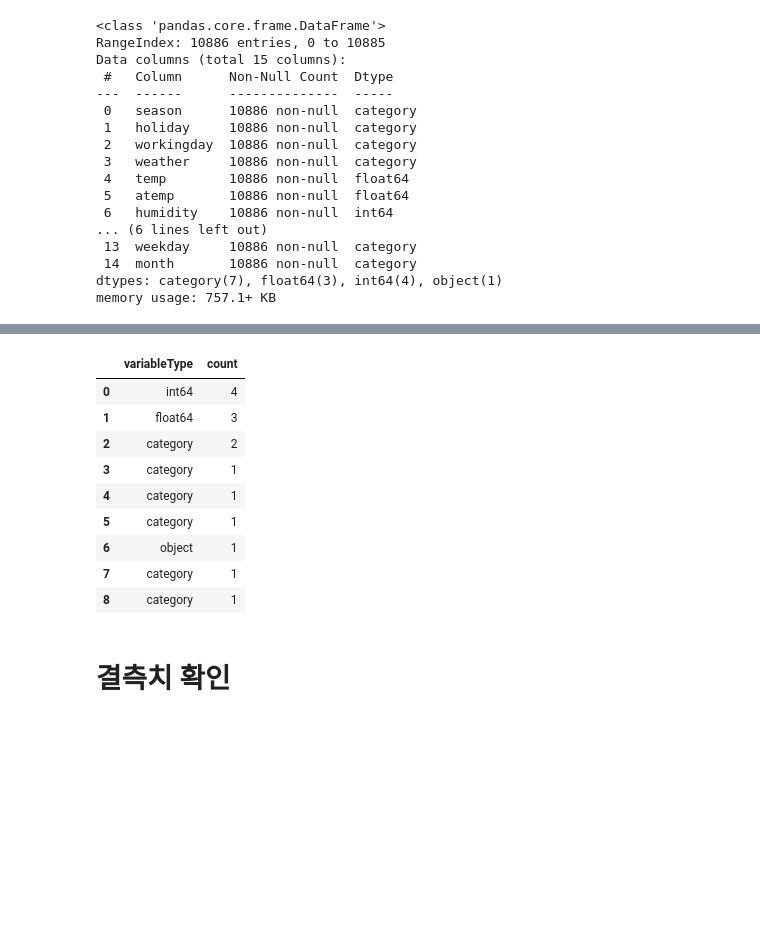
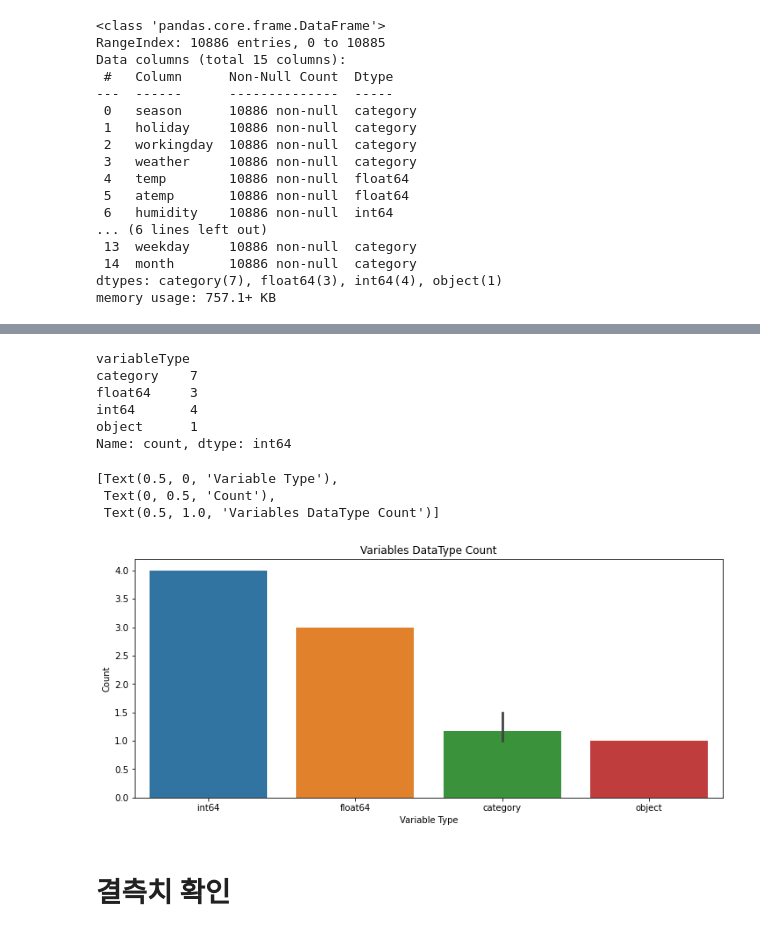
Before and after one commit to chsop/kaggle, a Jupyter notebook: BikeSharing/bike_sharing_demand_practice.ipynb, the cells around one changed output, grey strips where cells are left out. Cells and saved outputs as stored; diff of their text form; code cells hidden in the pictures; blank space fills up the shorter version.

```diff
--- a/BikeSharing/bike_sharing_demand_practice.ipynb
+++ b/BikeSharing/bike_sharing_demand_practice.ipynb
@@ -175,27 +191,26 @@ memory usage: 757.1+ KB
+# %%
+# 오류 확인 필요
+dataTypeDf['variableType'] = dataTypeDf['variableType'].astype(str)
+#dataTypeDf.groupby('variableType').count()
+dataTypeDf.groupby('variableType')['count'].sum()
+# %% [output]
+variableType
+category    7
+float64     3
+int64       4
+object      1
+Name: count, dtype: int64
 # %%
-# 컬럼 타입 시각화  -> 오류 확인 필요
-dataTypeDf = pd.DataFrame(dailyData.dtypes.value_counts()).reset_index().rename(
-    columns={"index":"variableType",0:"count"})
-
-#dataTypeDf['variableType'] = dataTypeDf['variableType'].astype(object)
-dataTypeDf#.groupby('variableType').count()
-#dataTypeDf = dataTypeDf.groupby('variableType')['count'].count()
-
-# fig,ax = plt.subplots()
-# fig.set_size_inches(12,5)
-# sn.barplot(data=dataTypeDf, x="variableType", y="count",ax=ax)
-# ax.set(xlabel='Variable Type', ylabel='Count',title="Variables DataType Count")
+# 그래프로 그리기
+fig,ax = plt.subplots()
+fig.set_size_inches(12,5)
+sn.barplot(data=dataTypeDf, x="variableType", y="count",ax=ax)
+ax.set(xlabel='Variable Type', ylabel='Count',title="Variables DataType Count")
 # %% [output]
-|  | variableType | count |
-| 0 | int64 | 4 |
-| 1 | float64 | 3 |
-| 2 | category | 2 |
-| 3 | category | 1 |
-| 4 | category | 1 |
-| 5 | category | 1 |
-| 6 | object | 1 |
-| 7 | category | 1 |
-| 8 | category | 1 |
+[Text(0.5, 0, 'Variable Type'),
+ Text(0, 0.5, 'Count'),
+ Text(0.5, 1.0, 'Variables DataType Count')]
+[figure, added]
 # %% [markdown]
 # 결측치 확인
 # %%
```
Also changed, not shown: parts of 1 cell of this notebook.
